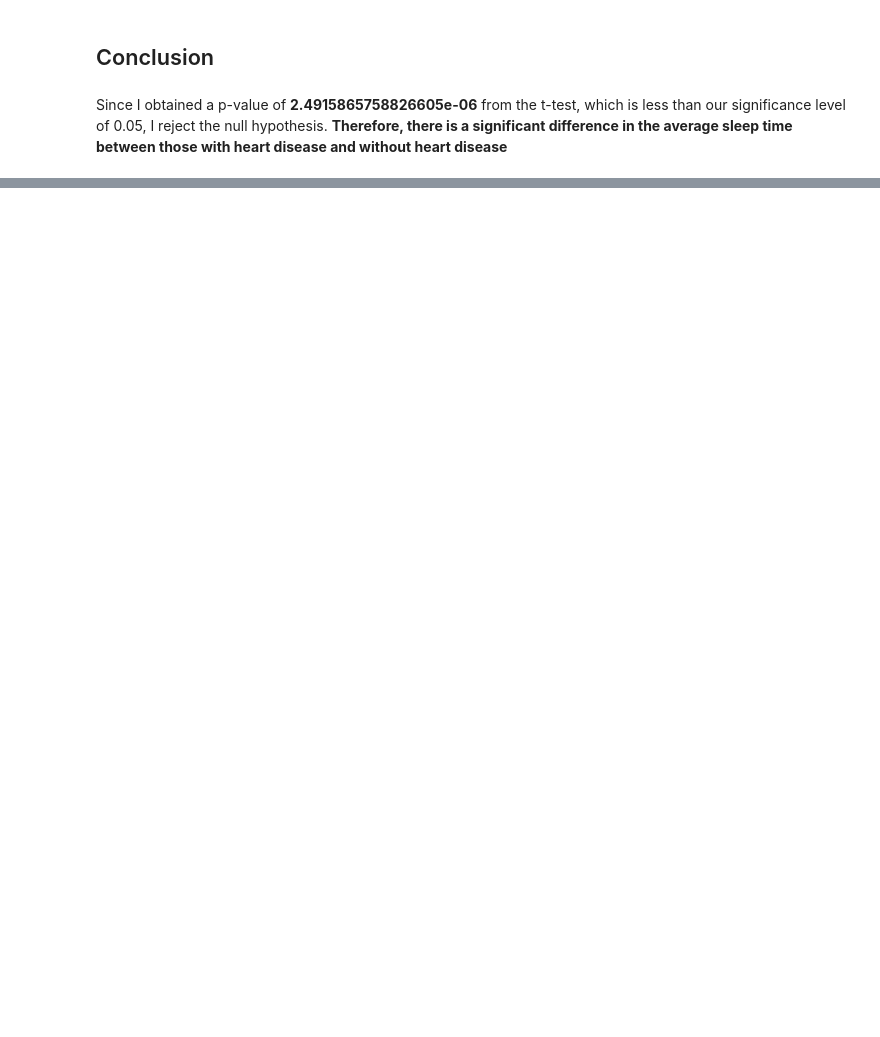
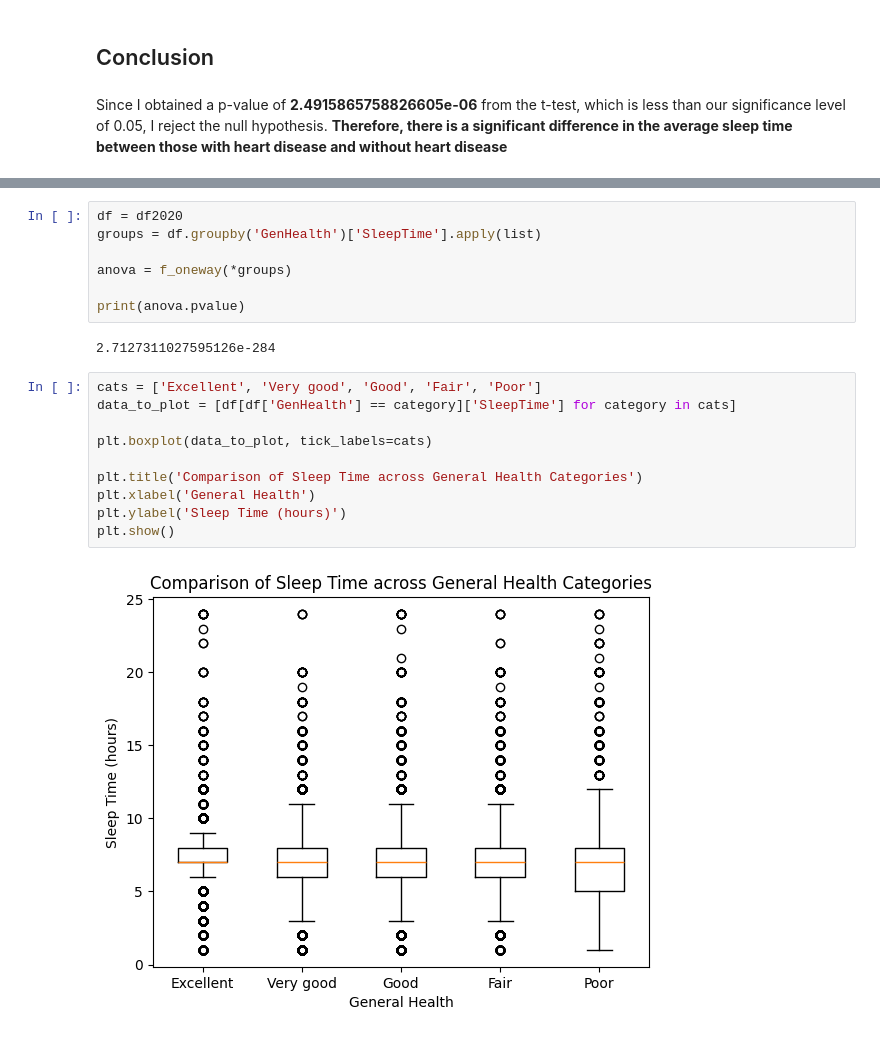
Before and after one commit to lokashrinav/320HeartDisease, a Jupyter notebook: Analysis.ipynb, the cells around one changed output, grey strips where cells are left out. Cells and saved outputs as stored; diff of their text form; blank space fills up the shorter version.

```diff
--- a/Analysis.ipynb
+++ b/Analysis.ipynb
@@ -191,0 +123,21 @@ Since I obtained a p-value of **2.4915865758826605e-06** from the t-test, which
+# %%
+df = df2020
+groups = df.groupby('GenHealth')['SleepTime'].apply(list)
+
+anova = f_oneway(*groups)
+
+print(anova.pvalue)
+# %% [output]
+2.7127311027595126e-284
+# %%
+cats = ['Excellent', 'Very good', 'Good', 'Fair', 'Poor']
+data_to_plot = [df[df['GenHealth'] == category]['SleepTime'] for category in cats]
+
+plt.boxplot(data_to_plot, tick_labels=cats)
+
+plt.title('Comparison of Sleep Time across General Health Categories')
+plt.xlabel('General Health')
+plt.ylabel('Sleep Time (hours)')
+plt.show()
+# %% [output]
+[figure, added]
```
Also changed, not shown: parts of 10 cells of this notebook.
